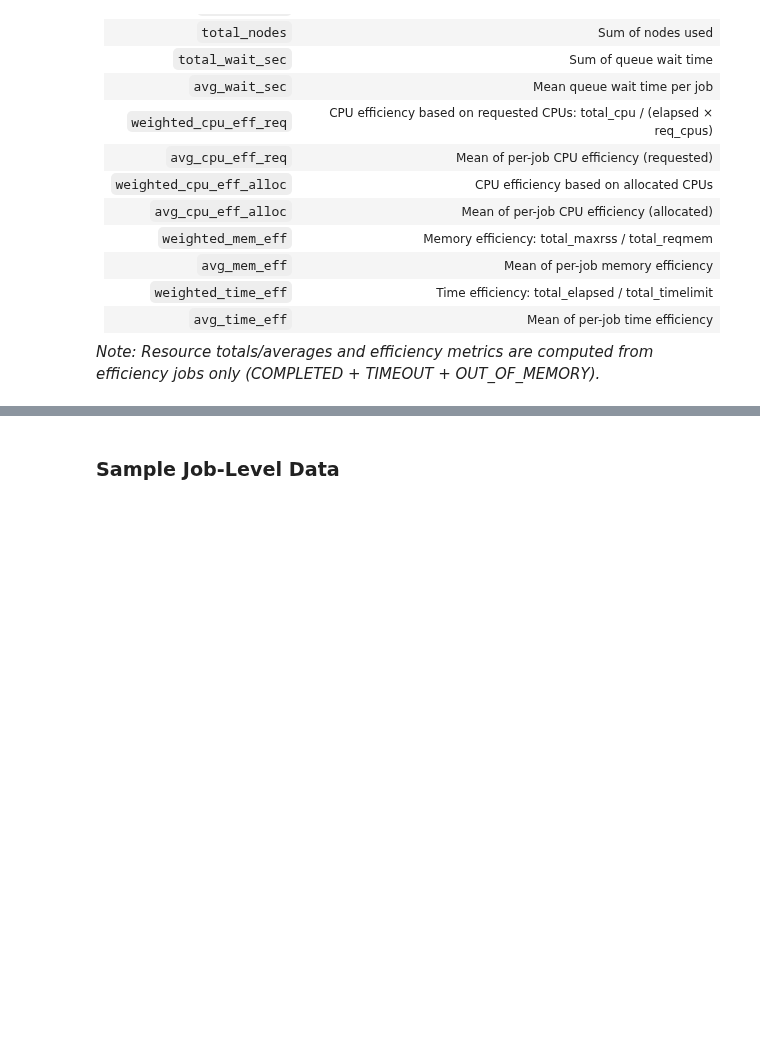
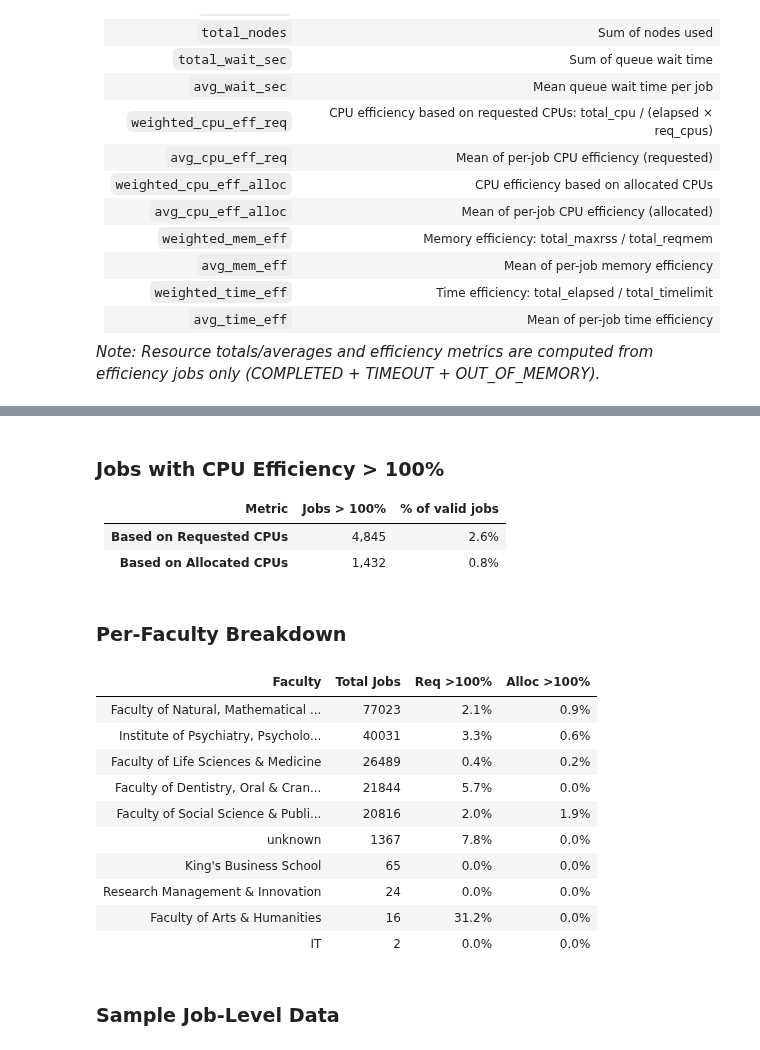
Before and after one commit to kcl-eresearch/hpc-data-analysis, a Jupyter notebook: notebooks/visualisation_users.ipynb, the cells around one changed output, grey strips where cells are left out. Drawn from its saved outputs; the diff is of its cells as text; code cells hidden in the pictures; blank space fills up the shorter version.

```diff
--- a/notebooks/visualisation_users.ipynb
+++ b/notebooks/visualisation_users.ipynb
@@ -837,3 +989,80 @@ display(df_faculties)
+# %%
+# Jobs with CPU efficiency > 100%: Requested vs Allocated
+def cpu_eff_over_100_comparison():
+    """Compare >100% rates for requested vs allocated CPU efficiency."""
+    if not HAS_JOB_DATA:
+        print("Per-job data not available.")
+        return
+
+    # Global summary
+    cpu_req_valid = df_jobs['cpu_eff_req'].notna().sum()
+    cpu_req_over_100 = (df_jobs['cpu_eff_req'] > 100).sum()
+    cpu_req_pct = cpu_req_over_100 / cpu_req_valid * 100
+
+    cpu_alloc_valid = df_jobs['cpu_eff_alloc'].notna().sum()
+    cpu_alloc_over_100 = (df_jobs['cpu_eff_alloc'] > 100).sum()
+    cpu_alloc_pct = cpu_alloc_over_100 / cpu_alloc_valid * 100
+
+    display(Markdown(f"""
+### Jobs with CPU Efficiency > 100%
+
+| Metric | Jobs > 100% | % of valid jobs |
+|--------|-------------|-----------------|
+| **Based on Requested CPUs** | {cpu_req_over_100:,} | {cpu_req_pct:.1f}% |
+| **Based on Allocated CPUs** | {cpu_alloc_over_100:,} | {cpu_alloc_pct:.1f}% |
+"""))
+
+    # Per-faculty breakdown
+    if 'faculty' not in df_jobs.columns:
+        return
+
+    faculty_stats = []
+    for faculty in df_jobs['faculty'].dropna().unique():
+        fac_jobs = df_jobs[df_jobs['faculty'] == faculty]
+        total = len(fac_jobs)
+
+        req_valid = fac_jobs['cpu_eff_req'].notna().sum()
+        req_over = (fac_jobs['cpu_eff_req'] > 100).sum()
+        req_pct = (req_over / req_valid * 100) if req_valid > 0 else 0
+
+        alloc_valid = fac_jobs['cpu_eff_alloc'].notna().sum()
+        alloc_over = (fac_jobs['cpu_eff_alloc'] > 100).sum()
+        alloc_pct = (alloc_over / alloc_valid * 100) if alloc_valid > 0 else 0
+
+        faculty_stats.append({
+            'Faculty': faculty,
+            'Total Jobs': total,
+            'Req >100%': f"{req_pct:.1f}%",
+            'Alloc >100%': f"{alloc_pct:.1f}%"
+        })
+
+    faculty_df = pd.DataFrame(faculty_stats)
+    faculty_df = faculty_df.sort_values('Total Jobs', ascending=False)
+
+    display(Markdown("### Per-Faculty Breakdown"))
+    display(faculty_df.style.hide(axis='index'))
+
+cpu_eff_over_100_comparison()
+# %% [output]
+
+### Jobs with CPU Efficiency > 100%
+
+| Metric | Jobs > 100% | % of valid jobs |
+|--------|-------------|-----------------|
+| **Based on Requested CPUs** | 4,845 | 2.6% |
+| **Based on Allocated CPUs** | 1,432 | 0.8% |
+### Per-Faculty Breakdown
+| Faculty | Total Jobs | Req >100% | Alloc >100% |
+| Faculty of Natural, Mathematical ... | 77023 | 2.1% | 0.9% |
+| Institute of Psychiatry, Psycholo... | 40031 | 3.3% | 0.6% |
+| Faculty of Life Sciences & Medicine | 26489 | 0.4% | 0.2% |
+| Faculty of Dentistry, Oral & Cran... | 21844 | 5.7% | 0.0% |
+| Faculty of Social Science & Publi... | 20816 | 2.0% | 1.9% |
+| unknown | 1367 | 7.8% | 0.0% |
+| King's Business School | 65 | 0.0% | 0.0% |
+| Research Management & Innovation | 24 | 0.0% | 0.0% |
+| Faculty of Arts & Humanities | 16 | 31.2% | 0.0% |
+| IT | 2 | 0.0% | 0.0% |
 # %%
 if HAS_JOB_DATA:
     display(Markdown("### Sample Job-Level Data"))
```
Also changed, not shown: parts of 7 cells of this notebook, 3 other files.
